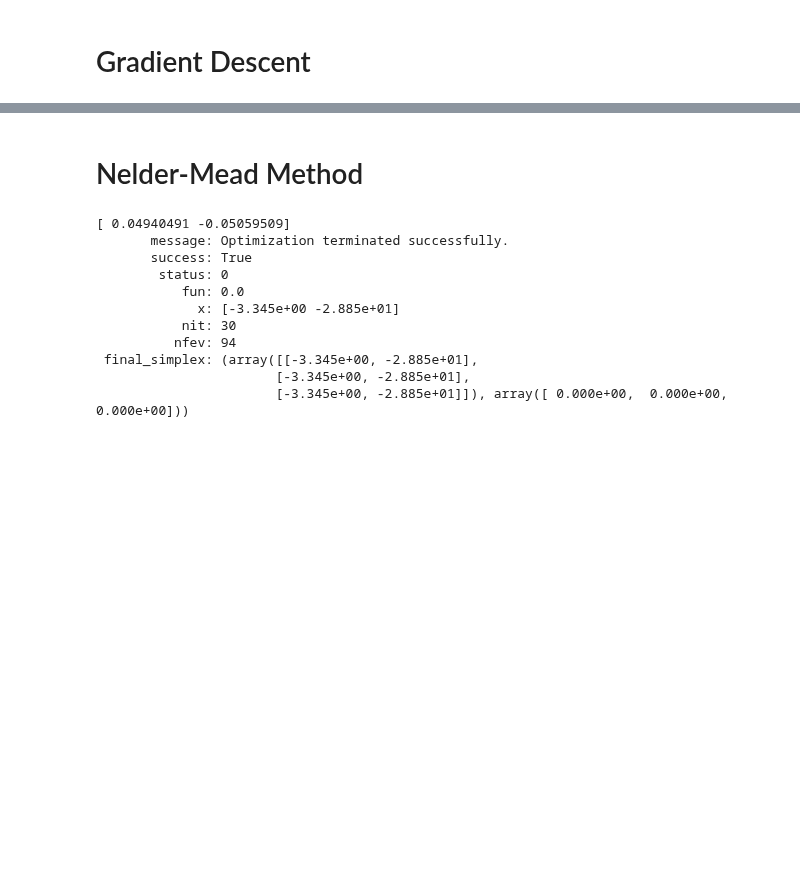
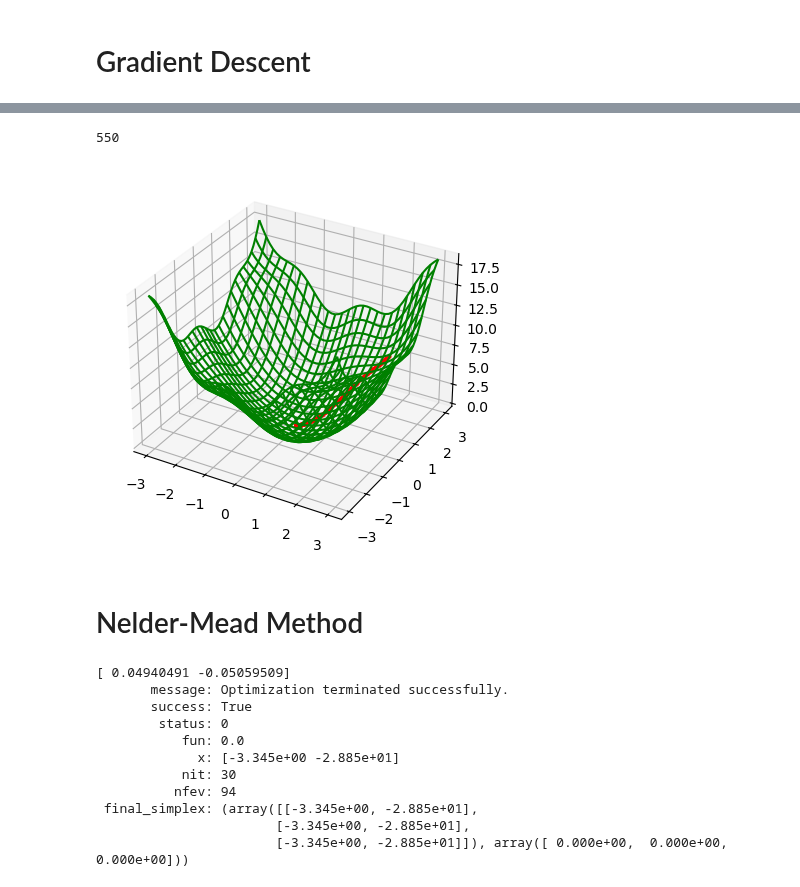
Before and after one commit to HyuntaeKR/numanal2023, a Jupyter notebook: optimization.ipynb, the cells around one changed output, grey strips where cells are left out. Saved outputs shown, nothing was run; the diff lists cells and outputs as text; code cells hidden in the pictures; blank space fills up the shorter version.

```diff
--- a/optimization.ipynb
+++ b/optimization.ipynb
@@ -109,3 +120,25 @@ Remaining error >> (2.808558620566024e-05)
+# %%
+def my_func(x_vect: nptyping.ArrayLike):
+    x = x_vect[0]
+    y = x_vect[1]
+    return x**2 + y**2 + np.sin(x * y)
+
+
+minimum, traj = gradient_descent(my_func, [2.0, 2.0], traj=True)
+
+fig = plt.figure()
+ax = plt.axes(projection="3d")
+xrange = np.linspace(-3, 3, 51)
+yrange = np.linspace(-3, 3, 51)
+xgrid, ygrid = np.meshgrid(xrange, yrange)
+zgrid = my_func([xgrid, ygrid])
+
+ax.plot_wireframe(xgrid, ygrid, zgrid, color="green")
+ax.plot(traj[:, 0], traj[:, 1], traj[:, 2], "ro-", markersize=2)
+print(len(traj))
+# %% [output]
+550
+[figure, added]
 # %% [markdown]
 # Nelder-Mead Method
 # %%
```
Also changed, not shown: parts of 8 cells of this notebook, 1 other file.
